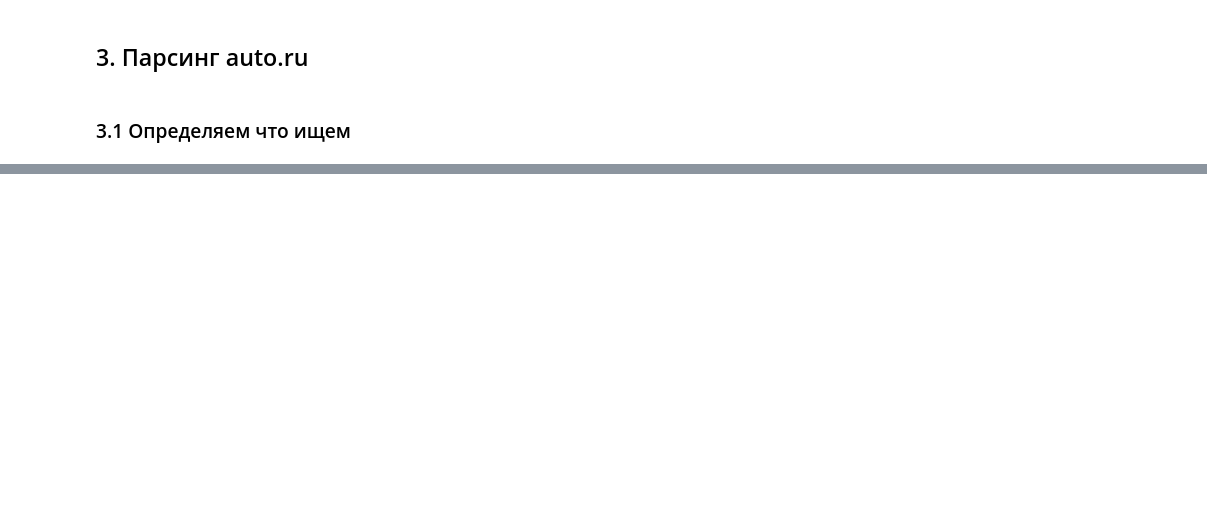
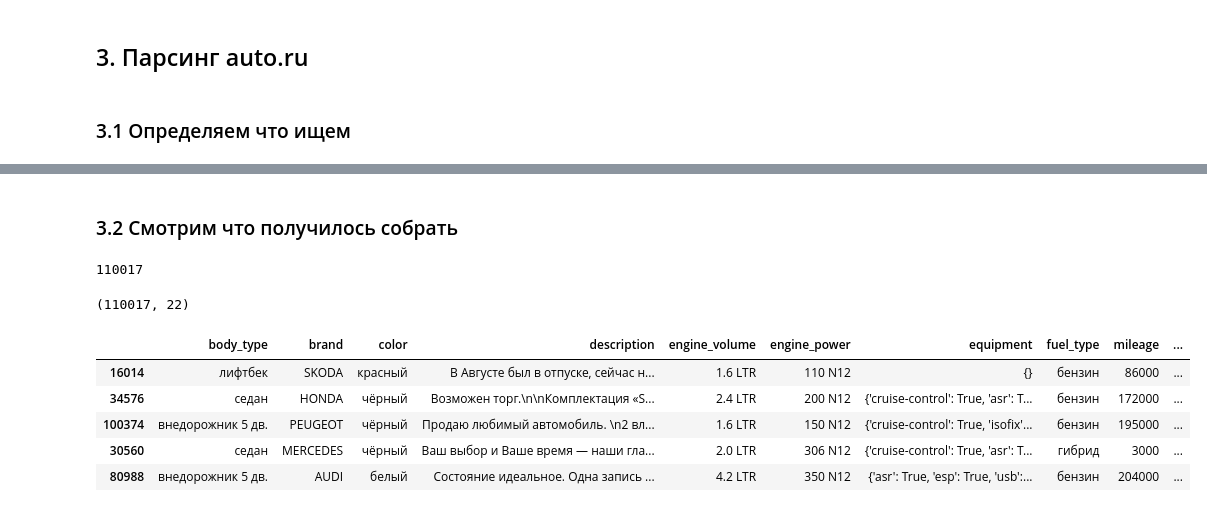
Before and after one commit to Zaslavsky-Dmitry/SkillFactory, a Jupyter notebook: module_6/Prepair_test_dataset.ipynb, the cells around one changed output, grey strips where cells are left out. Saved outputs shown, nothing was run; the diff lists cells and outputs as text; code cells hidden in the pictures; blank space fills up the shorter version.

```diff
--- a/module_6/Prepair_test_dataset.ipynb
+++ b/module_6/Prepair_test_dataset.ipynb
@@ -581,0 +550,8 @@ UserAgent().chrome
+# %%
+# Прочитаем обновленный список из файла:
+
+pages_count_list = []
+
+with open(PATH_to_file + 'pages_count_list.txt', 'r') as f:
+    for line in f:
+        pages_count_list.append(eval(line))
@@ -581,0 +757,43 @@ UserAgent().chrome
+# %% [markdown]
+### 3.2 Смотрим что получилось собрать
+# %%
+# Прочитаем собранные объявления из файла:
+
+cars = []
+
+with open(PATH_to_file + 'cars_dicts.txt', 'r') as f:
+  for line in f:
+    cars.append(str(line.strip()))
+# %%
+# Смотрим сколько объявлений у нас получилось:
+
+display(len(cars))
+# %% [output]
+110017
+# %%
+# Создаем DataFrame для записи объявлений:
+
+train = pd.DataFrame(columns=['body_type', 'brand', 'color',
+        'description','engine_volume', 'engine_power',
+        'equipment', 'fuel_type', 'mileage', 'model_date', 'model_name',
+        'doors_num', 'parsing_unixtime', 'production_date', 'transmission',
+        'vendor', 'owners_count', 'ownership', 'docs', 'drive', 'steering', 'price'])
+# %%
+# Записываем в него наши объявления:
+
+for car in cars:
+    train = train.append(pd.Series(eval(car)), ignore_index=True)
+# %%
+# Посмотрим на наш датасет:
+
+display(train.shape)
+
+display(train.sample(5))
+# %% [output]
+(110017, 22)
+|  | body_type | brand | color | description | engine_volume | engine_power | equipment | fuel_type | mileage | ... |
+| 16014 | лифтбек | SKODA | красный | В Августе был в отпуске, сейчас н... | 1.6 LTR | 110 N12 | {} | бензин | 86000 | ... |
+| 34576 | седан | HONDA | чёрный | Возможен торг.\n\nКомплектация «S... | 2.4 LTR | 200 N12 | {'cruise-control': True, 'asr': T... | бензин | 172000 | ... |
+| 100374 | внедорожник 5 дв. | PEUGEOT | чёрный | Продаю любимый автомобиль. \n2 вл... | 1.6 LTR | 150 N12 | {'cruise-control': True, 'isofix'... | бензин | 195000 | ... |
+| 30560 | седан | MERCEDES | чёрный | Ваш выбор и Ваше время — наши гла... | 2.0 LTR | 306 N12 | {'cruise-control': True, 'asr': T... | гибрид | 3000 | ... |
+| 80988 | внедорожник 5 дв. | AUDI | белый | Состояние идеальное. Одна запись ... | 4.2 LTR | 350 N12 | {'asr': True, 'esp': True, 'usb':... | бензин | 204000 | ... |
```
Also changed, not shown: parts of 77 cells of this notebook, 12 other files.
